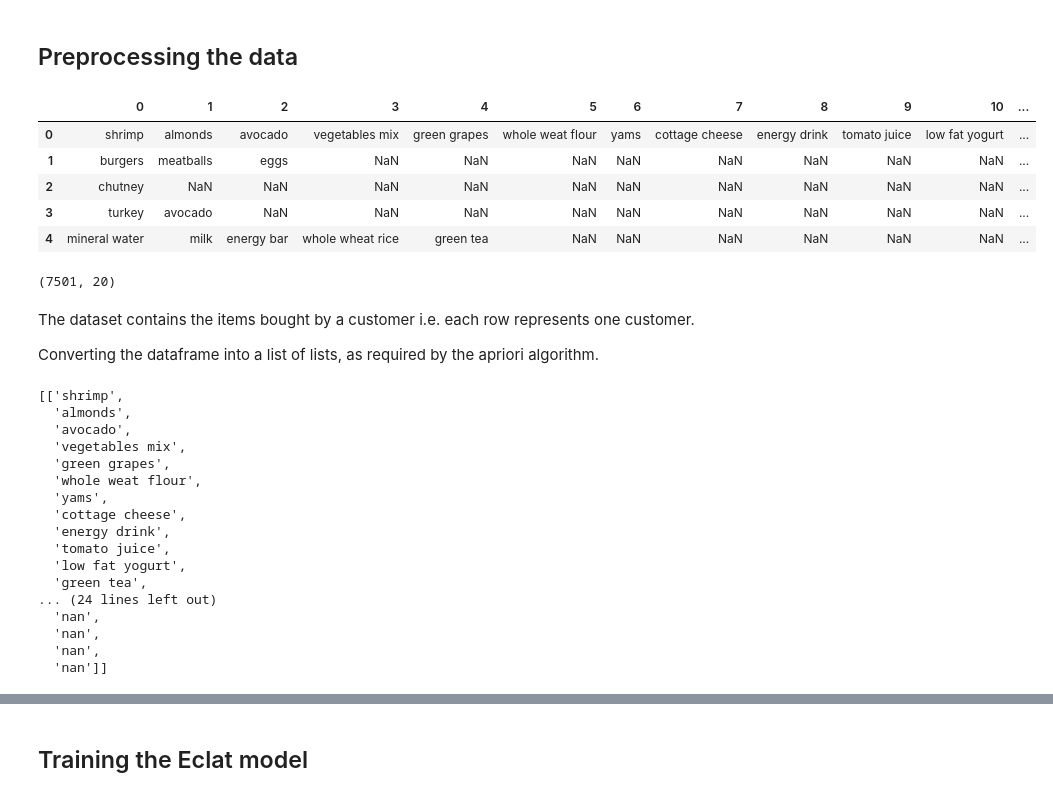
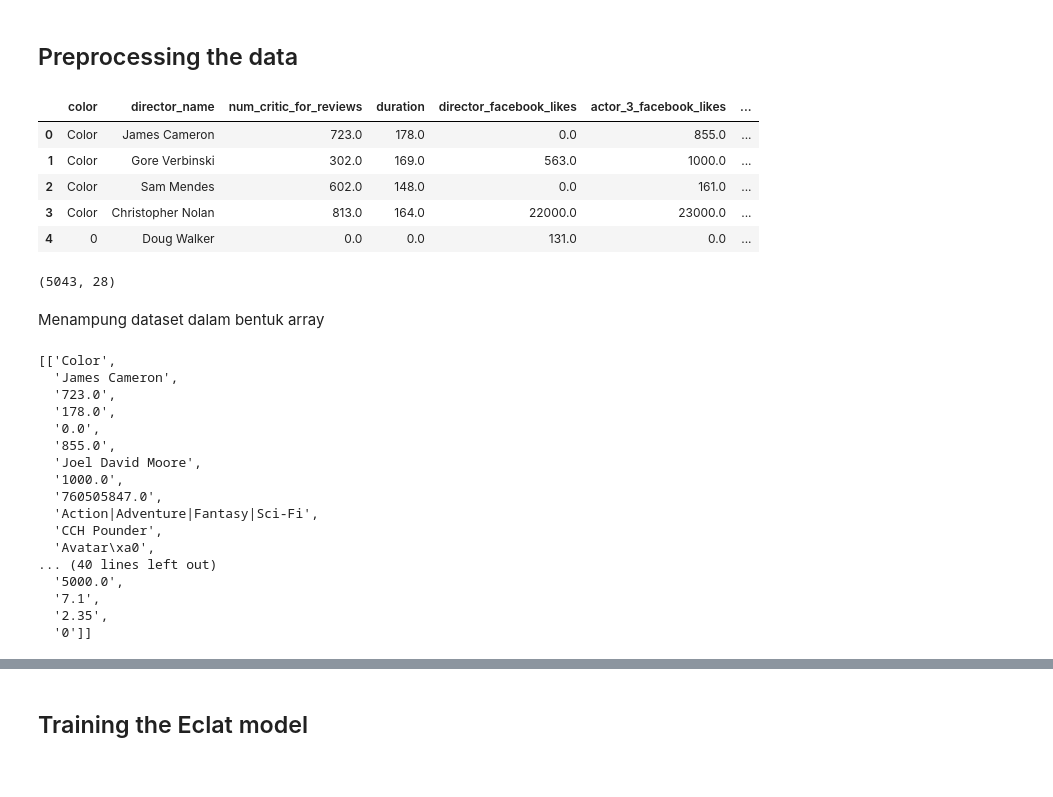
Before and after one commit to furqoncreative/data-mining-eclat, a Jupyter notebook: EclatMovie.ipynb, the cells around one changed output, grey strips where cells are left out. Saved outputs shown, nothing was run; the diff lists cells and outputs as text; code cells hidden in the pictures.

```diff
--- a/EclatMovie.ipynb
+++ b/EclatMovie.ipynb
@@ -23,22 +14,21 @@ from apyori import apriori
 # %% [markdown]
 ## Preprocessing the data
 # %%
-url = 'https://raw.githubusercontent.com/Karan-Malik/Apriori-Eclat/master/Market_Basket_Optimisation.csv'
-dataset=pd.read_csv(url,header=None)
+url = 'https://raw.githubusercontent.com/furqoncreative/data-mining-eclat/master/movie_metadata.csv'
+dataset=pd.read_csv(url)
+dataset.fillna(value=0,axis=1,inplace=True)
 dataset.head()
 # %% [output]
-|  | 0 | 1 | 2 | 3 | 4 | 5 | 6 | 7 | 8 | 9 | 10 | ... |
-| 0 | shrimp | almonds | avocado | vegetables mix | green grapes | whole weat flour | yams | cottage cheese | energy drink | tomato juice | low fat yogurt | ... |
-| 1 | burgers | meatballs | eggs | NaN | NaN | NaN | NaN | NaN | NaN | NaN | NaN | ... |
-| 2 | chutney | NaN | NaN | NaN | NaN | NaN | NaN | NaN | NaN | NaN | NaN | ... |
-| 3 | turkey | avocado | NaN | NaN | NaN | NaN | NaN | NaN | NaN | NaN | NaN | ... |
-| 4 | mineral water | milk | energy bar | whole wheat rice | green tea | NaN | NaN | NaN | NaN | NaN | NaN | ... |
+|  | color | director_name | num_critic_for_reviews | duration | director_facebook_likes | actor_3_facebook_likes | ... |
+| 0 | Color | James Cameron | 723.0 | 178.0 | 0.0 | 855.0 | ... |
+| 1 | Color | Gore Verbinski | 302.0 | 169.0 | 563.0 | 1000.0 | ... |
+| 2 | Color | Sam Mendes | 602.0 | 148.0 | 0.0 | 161.0 | ... |
+| 3 | Color | Christopher Nolan | 813.0 | 164.0 | 22000.0 | 23000.0 | ... |
+| 4 | 0 | Doug Walker | 0.0 | 0.0 | 131.0 | 0.0 | ... |
 # %%
 dataset.shape
 # %% [output]
-(7501, 20)
+(5043, 28)
-# %% [markdown]
-The dataset contains the items bought by a customer i.e. each row represents one customer.
-
-Converting the dataframe into a list of lists, as required by the apriori algorithm.
+# %% [markdown]
+Menampung dataset dalam bentuk array
 # %%
@@ -48,20 +38,20 @@ for i in range(0,7501):
 # %%
-transactions[:2]
+movieData[:2]
 # %% [output]
-[['shrimp',
-  'almonds',
-  'avocado',
-  'vegetables mix',
-  'green grapes',
-  'whole weat flour',
-  'yams',
-  'cottage cheese',
-  'energy drink',
-  'tomato juice',
-  'low fat yogurt',
-  'green tea',
-... (24 lines left out)
-  'nan',
-  'nan',
-  'nan',
-  'nan']]
+[['Color',
+  'James Cameron',
+  '723.0',
+  '178.0',
+  '0.0',
+  '855.0',
+  'Joel David Moore',
+  '1000.0',
+  '760505847.0',
+  'Action|Adventure|Fantasy|Sci-Fi',
+  'CCH Pounder',
+  'Avatar\xa0',
+... (40 lines left out)
+  '5000.0',
+  '7.1',
+  '2.35',
+  '0']]
```
Also changed, not shown: parts of 19 cells of this notebook.
